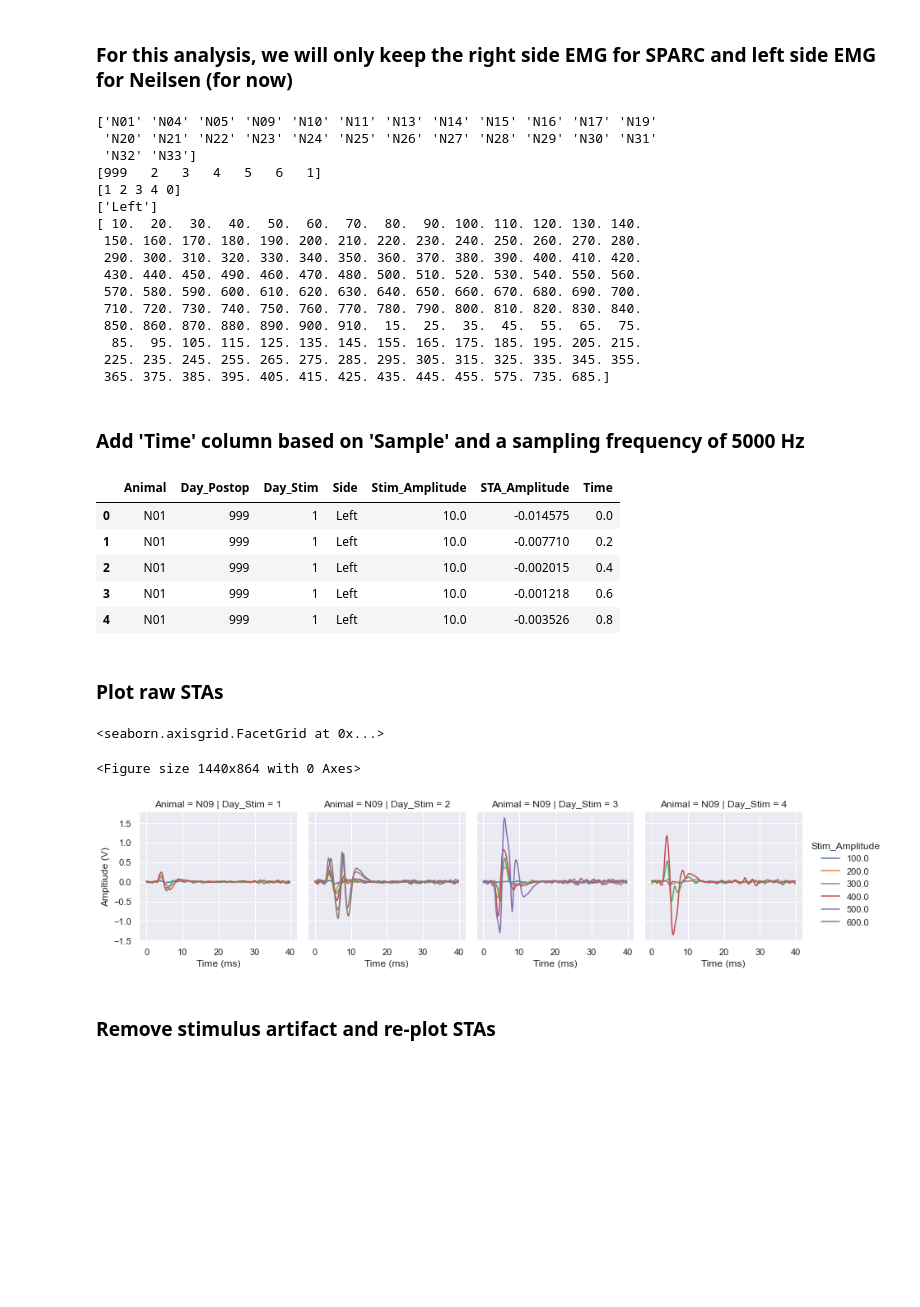
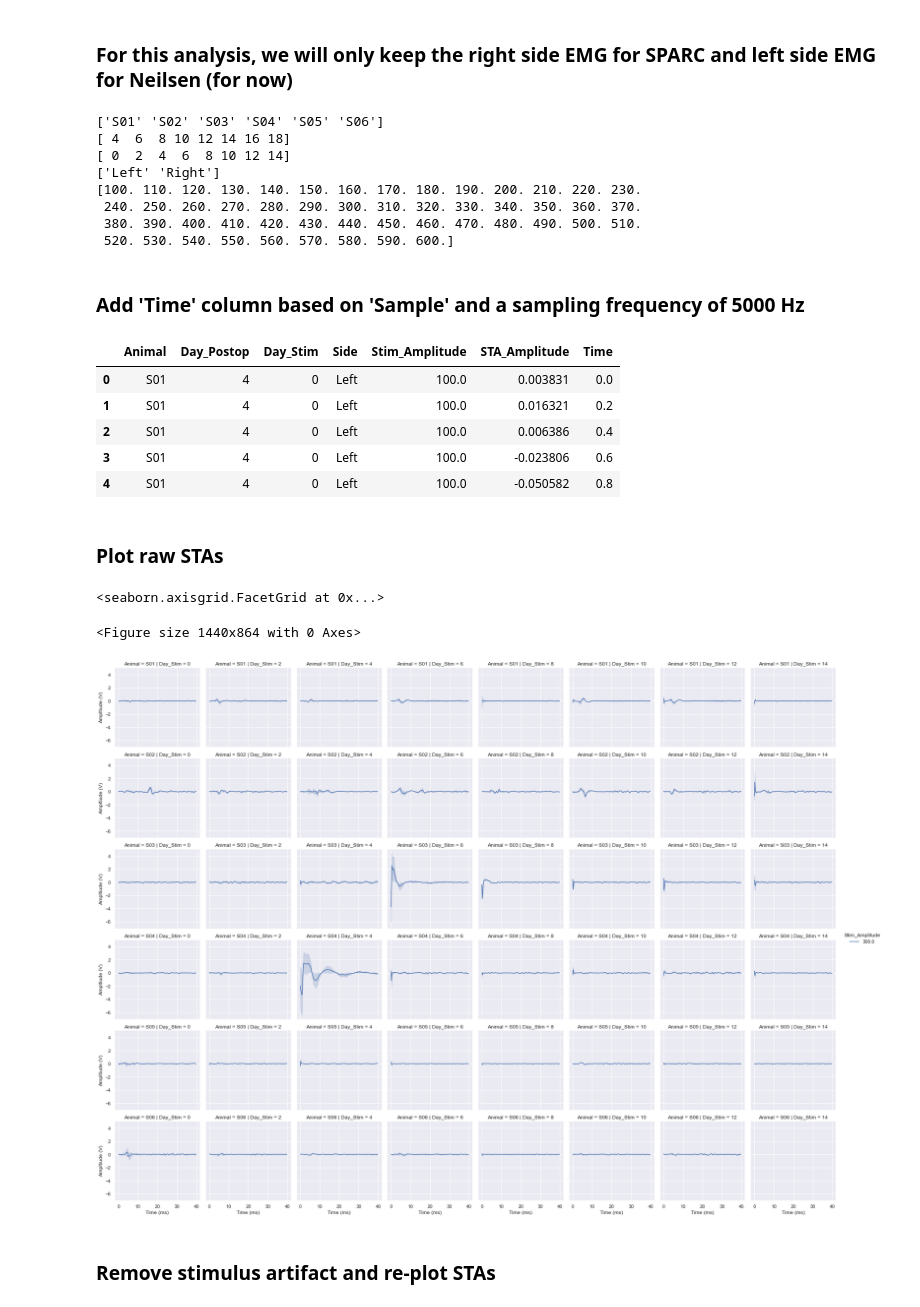
Before and after one commit to IanGMalone/Evoked_Potential_Analysis, a Jupyter notebook: Motor Evoked Potential Analyses.ipynb, the cells around one changed output. Saved outputs shown, nothing was run; the diff lists cells and outputs as text; code cells hidden in the pictures; blank space fills up the shorter version.

Commit message:
SPARC updates

```diff
--- a/Motor Evoked Potential Analyses.ipynb
+++ b/Motor Evoked Potential Analyses.ipynb
@@ -6,8 +6,8 @@
 # %%
 import pandas as pd
 
-project = 'NEIL'
-path = 'D:\\Data\\df_STA_%s_2021_01_14.csv' % project
+project = 'SPARC'
+path = 'D:\\Dataframe_CSVs\\df_STA_SPARC_2021_01_22.csv'
 
 df_sta = pd.read_csv(path)
 df_sta.head()
@@ -21,10 +21,10 @@ df_sta.head()
 # %% [markdown]
 ### For this analysis, we will only keep the right side EMG for SPARC and left side EMG for Neilsen (for now)
 # %%
-if 'NEIL' in path:
-    df_sta = df_sta[df_sta["Side"] == 'Left']
-else:
-    df_sta = df_sta[df_sta["Side"] == 'Right']
+# if 'NEIL' in path:
+#     df_sta = df_sta[df_sta["Side"] == 'Left']
+# else:
+#     df_sta = df_sta[df_sta["Side"] == 'Right']
 # %%
 print(df_sta.Animal.unique())
 print(df_sta.Day_Postop.unique())
@@ -32,22 +32,14 @@ print(df_sta.Day_Stim.unique())
 print(df_sta.Side.unique())
 print(df_sta.Stim_Amplitude.unique())
 # %% [output]
-['N01' 'N04' 'N05' 'N09' 'N10' 'N11' 'N13' 'N14' 'N15' 'N16' 'N17' 'N19'
- 'N20' 'N21' 'N22' 'N23' 'N24' 'N25' 'N26' 'N27' 'N28' 'N29' 'N30' 'N31'
- 'N32' 'N33']
-[999   2   3   4   5   6   1]
-[1 2 3 4 0]
-['Left']
-[ 10.  20.  30.  40.  50.  60.  70.  80.  90. 100. 110. 120. 130. 140.
- 150. 160. 170. 180. 190. 200. 210. 220. 230. 240. 250. 260. 270. 280.
- 290. 300. 310. 320. 330. 340. 350. 360. 370. 380. 390. 400. 410. 420.
- 430. 440. 450. 490. 460. 470. 480. 500. 510. 520. 530. 540. 550. 560.
- 570. 580. 590. 600. 610. 620. 630. 640. 650. 660. 670. 680. 690. 700.
- 710. 720. 730. 740. 750. 760. 770. 780. 790. 800. 810. 820. 830. 840.
- 850. 860. 870. 880. 890. 900. 910.  15.  25.  35.  45.  55.  65.  75.
-  85.  95. 105. 115. 125. 135. 145. 155. 165. 175. 185. 195. 205. 215.
- 225. 235. 245. 255. 265. 275. 285. 295. 305. 315. 325. 335. 345. 355.
- 365. 375. 385. 395. 405. 415. 425. 435. 445. 455. 575. 735. 685.]
+['S01' 'S02' 'S03' 'S04' 'S05' 'S06']
+[ 4  6  8 10 12 14 16 18]
+[ 0  2  4  6  8 10 12 14]
+['Left' 'Right']
+[100. 110. 120. 130. 140. 150. 160. 170. 180. 190. 200. 210. 220. 230.
+ 240. 250. 260. 270. 280. 290. 300. 310. 320. 330. 340. 350. 360. 370.
+ 380. 390. 400. 410. 420. 430. 440. 450. 460. 470. 480. 490. 500. 510.
+ 520. 530. 540. 550. 560. 570. 580. 590. 600.]
 # %% [markdown]
 ### Add 'Time' column based on 'Sample' and a sampling frequency of 5000 Hz
 # %%
@@ -58,31 +50,32 @@ df_sta = df_sta.drop(columns=['Sample'])
 df_sta.head()
 # %% [output]
 |  | Animal | Day_Postop | Day_Stim | Side | Stim_Amplitude | STA_Amplitude | Time |
-| 0 | N01 | 999 | 1 | Left | 10.0 | -0.014575 | 0.0 |
-| 1 | N01 | 999 | 1 | Left | 10.0 | -0.007710 | 0.2 |
-| 2 | N01 | 999 | 1 | Left | 10.0 | -0.002015 | 0.4 |
-| 3 | N01 | 999 | 1 | Left | 10.0 | -0.001218 | 0.6 |
-| 4 | N01 | 999 | 1 | Left | 10.0 | -0.003526 | 0.8 |
+| 0 | S01 | 4 | 0 | Left | 100.0 | 0.003831 | 0.0 |
+| 1 | S01 | 4 | 0 | Left | 100.0 | 0.016321 | 0.2 |
+| 2 | S01 | 4 | 0 | Left | 100.0 | 0.006386 | 0.4 |
+| 3 | S01 | 4 | 0 | Left | 100.0 | -0.023806 | 0.6 |
+| 4 | S01 | 4 | 0 | Left | 100.0 | -0.050582 | 0.8 |
 # %% [markdown]
 ### Plot raw STAs
 # %%
 import seaborn as sns
 import matplotlib.pyplot as plt
 sns.set(font_scale=1)
 plt.figure(figsize=(20,12))
-animal_list = ['N09']
+# animal_list = ['N09']
+# & (df_sta['Animal'].isin(animal_list))
 
 ## you will need to subset df_sta to only plot certain stimulus amplitudes
 
-g = sns.FacetGrid(df_sta[(df_sta['Stim_Amplitude'] % 100 == 0) & (df_sta['Animal'].isin(animal_list))], col='Day_Stim', row='Animal', hue='Stim_Amplitude')
+g = sns.FacetGrid(df_sta[(df_sta['Stim_Amplitude'] == 300)], col='Day_Stim', row='Animal', hue='Stim_Amplitude')
 g.map_dataframe(sns.lineplot, x='Time', y='STA_Amplitude')
 g.set_axis_labels('Time (ms)', 'Ampltiude (V)')
 g.add_legend()
 #plt.savefig('C:\\Users\\Ian\\Downloads\\saving-a-seaborn-plot-as-pdf-file.pdf')
 # %% [output]
 <seaborn.axisgrid.FacetGrid at 0x...>
 <Figure size 1440x864 with 0 Axes>
-[figure, old version]
+[figure, new version]
 # %% [markdown]
 ### Remove stimulus artifact and re-plot STAs
 # %%
```
Also changed, not shown: parts of 20 cells of this notebook, 1 other file.
